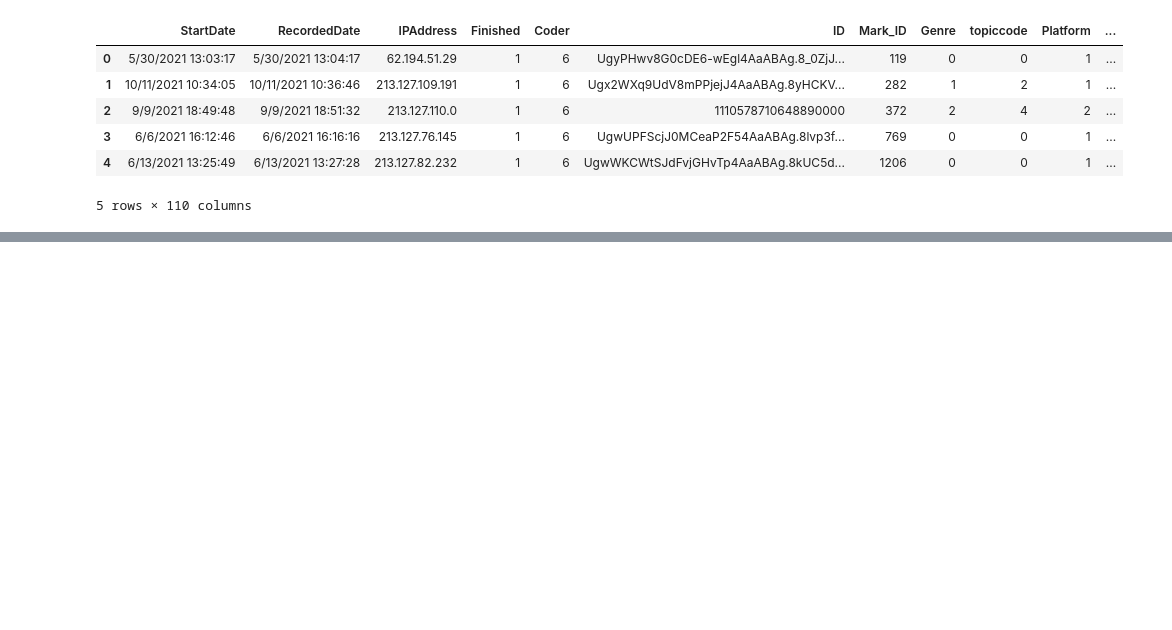
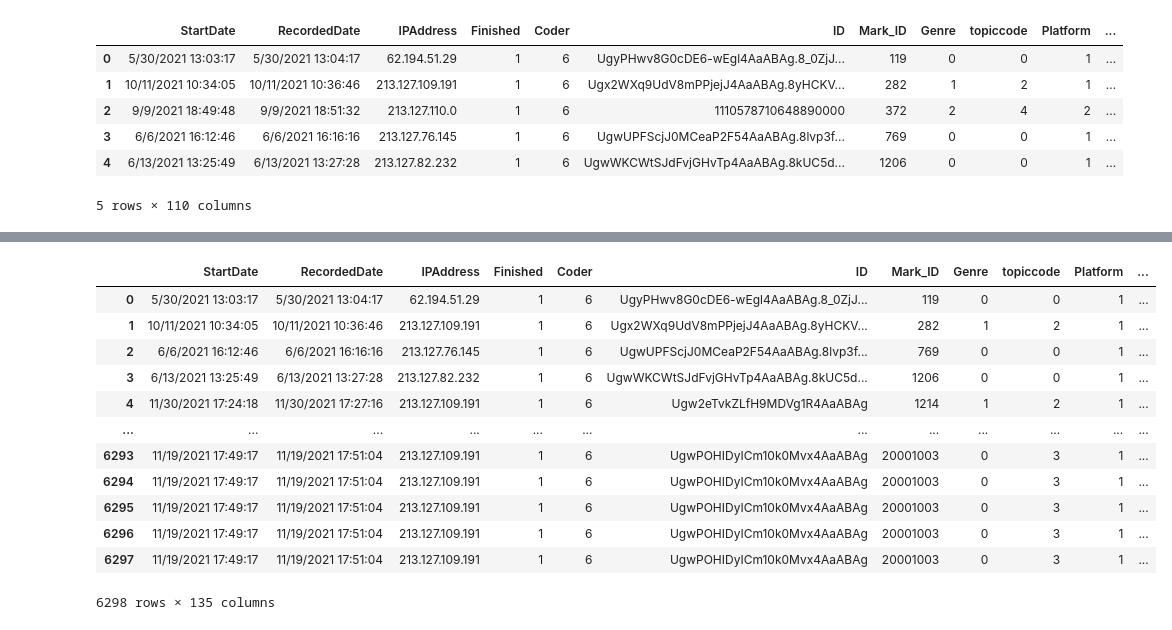
Before and after one commit to cl-trier/TWON-Exploration, a Jupyter notebook: 38--Prompt-diversity-PublicSphere-data.ipynb, the cells around one changed output, grey strips where cells are left out. Saved outputs shown, nothing was run; the diff lists cells and outputs as text; code cells hidden in the pictures; blank space fills up the shorter version.

```diff
--- a/38--Prompt-diversity-PublicSphere-data.ipynb
+++ b/38--Prompt-diversity-PublicSphere-data.ipynb
@@ -994,0 +2260,3 @@ dataset_claim_embeds.to_parquet(f'{CFG.report_dir}/pubsphere.claim_embed.parquet
+# %%
+#load data:
+YT_claim_embeds = pd.read_parquet(f'{CFG.report_dir}/pubsphere_YT_posts.parquet')
@@ -994,0 +2283,5 @@ dataset_claim_embeds.to_parquet(f'{CFG.report_dir}/pubsphere.claim_embed.parquet
+# %%
+#add ascending group index per comment:
+YT_claim_embeds_sort = YT_claim_embeds.sort_values(by='Time_comment_dt', ascending=True).reset_index(drop=True)
+YT_claim_embeds_sort['ascending_comment_index'] = YT_claim_embeds_sort.groupby('videoTitle').cumcount()
+YT_claim_embeds_sort['preceding_comment_index'] = YT_claim_embeds_sort.groupby('videoTitle')['ascending_comment_index'].shift(1)
@@ -994,0 +2304,27 @@ dataset_claim_embeds.to_parquet(f'{CFG.report_dir}/pubsphere.claim_embed.parquet
+# %%
+YT_claim_embeds = YT_claim_embeds.merge(YT_claim_embeds_sort.loc[:, ['Mark_ID', 'ascending_comment_index', 'preceding_comment_index']], on='Mark_ID', suffixes=('', '_sort'), how='left')
+# %%
+#get simscore for expanded claims using GPT4o:
+#first explode the expanded claims:
+#create a expanded dataset of claims along with Mark_IDs and videoTitles:
+
+YT_claim_embeds['claims_exp_split'] = YT_claim_embeds['claims_ext_gpt4o'].str.split('",')
+YT_claim_embeds_exp_explode = YT_claim_embeds.explode('claims_exp_split')
+YT_claim_embeds_exp_explode = YT_claim_embeds_exp_explode.reset_index(drop=True)
+YT_claim_embeds_exp_explode['claims_exp_split'] = YT_claim_embeds_exp_explode['claims_exp_split'].str.replace('"', '').str.replace('[', '').str.replace(']', '').str.strip()
+# %%
+YT_claim_embeds_exp_explode
+# %% [output]
+|  | StartDate | RecordedDate | IPAddress | Finished | Coder | ID | Mark_ID | Genre | topiccode | Platform | ... |
+| 0 | 5/30/2021 13:03:17 | 5/30/2021 13:04:17 | 62.194.51.29 | 1 | 6 | UgyPHwv8G0cDE6-wEgl4AaABAg.8_0ZjJ... | 119 | 0 | 0 | 1 | ... |
+| 1 | 10/11/2021 10:34:05 | 10/11/2021 10:36:46 | 213.127.109.191 | 1 | 6 | Ugx2WXq9UdV8mPPjejJ4AaABAg.8yHCKV... | 282 | 1 | 2 | 1 | ... |
+| 2 | 6/6/2021 16:12:46 | 6/6/2021 16:16:16 | 213.127.76.145 | 1 | 6 | UgwUPFScjJ0MCeaP2F54AaABAg.8lvp3f... | 769 | 0 | 0 | 1 | ... |
+| 3 | 6/13/2021 13:25:49 | 6/13/2021 13:27:28 | 213.127.82.232 | 1 | 6 | UgwWKCWtSJdFvjGHvTp4AaABAg.8kUC5d... | 1206 | 0 | 0 | 1 | ... |
+| 4 | 11/30/2021 17:24:18 | 11/30/2021 17:27:16 | 213.127.109.191 | 1 | 6 | Ugw2eTvkZLfH9MDVg1R4AaABAg | 1214 | 1 | 2 | 1 | ... |
+| ... | ... | ... | ... | ... | ... | ... | ... | ... | ... | ... | ... |
+| 6293 | 11/19/2021 17:49:17 | 11/19/2021 17:51:04 | 213.127.109.191 | 1 | 6 | UgwPOHIDyICm10k0Mvx4AaABAg | 20001003 | 0 | 3 | 1 | ... |
+| 6294 | 11/19/2021 17:49:17 | 11/19/2021 17:51:04 | 213.127.109.191 | 1 | 6 | UgwPOHIDyICm10k0Mvx4AaABAg | 20001003 | 0 | 3 | 1 | ... |
+| 6295 | 11/19/2021 17:49:17 | 11/19/2021 17:51:04 | 213.127.109.191 | 1 | 6 | UgwPOHIDyICm10k0Mvx4AaABAg | 20001003 | 0 | 3 | 1 | ... |
+| 6296 | 11/19/2021 17:49:17 | 11/19/2021 17:51:04 | 213.127.109.191 | 1 | 6 | UgwPOHIDyICm10k0Mvx4AaABAg | 20001003 | 0 | 3 | 1 | ... |
+| 6297 | 11/19/2021 17:49:17 | 11/19/2021 17:51:04 | 213.127.109.191 | 1 | 6 | UgwPOHIDyICm10k0Mvx4AaABAg | 20001003 | 0 | 3 | 1 | ... |
+6298 rows × 135 columns
```
Also changed, not shown: parts of 160 cells of this notebook, 9 other files.
